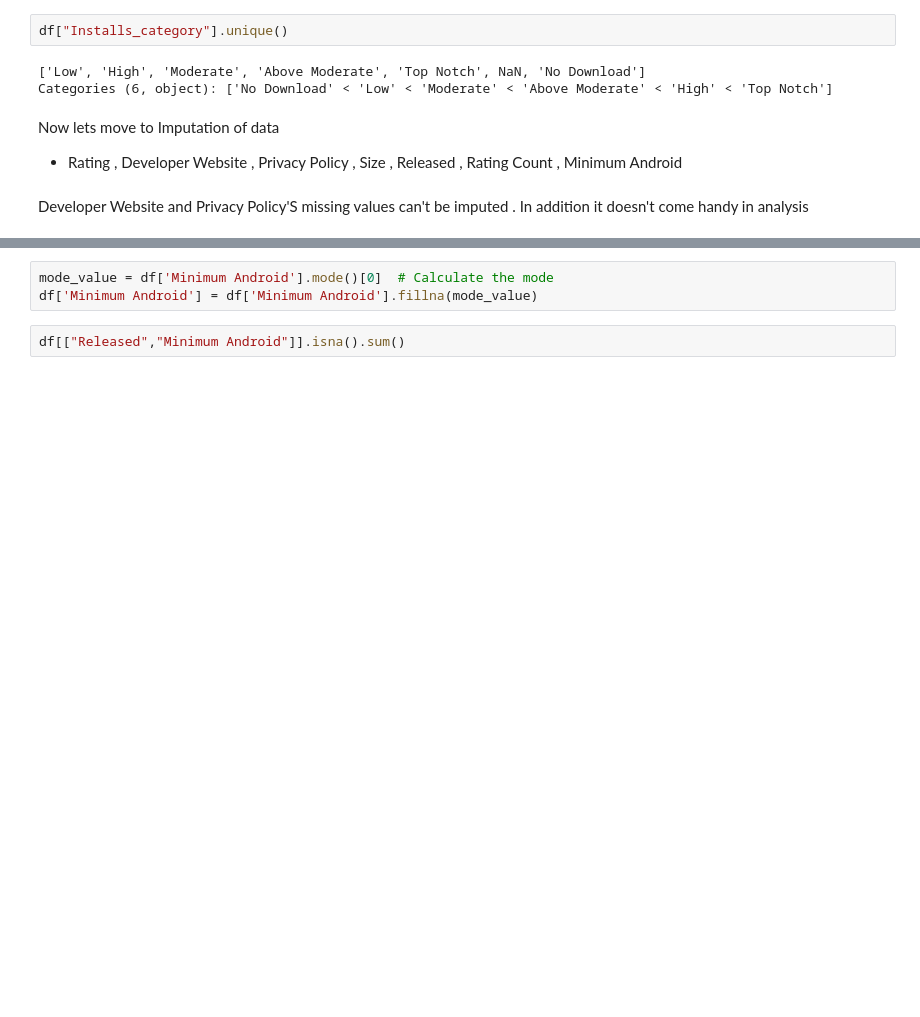
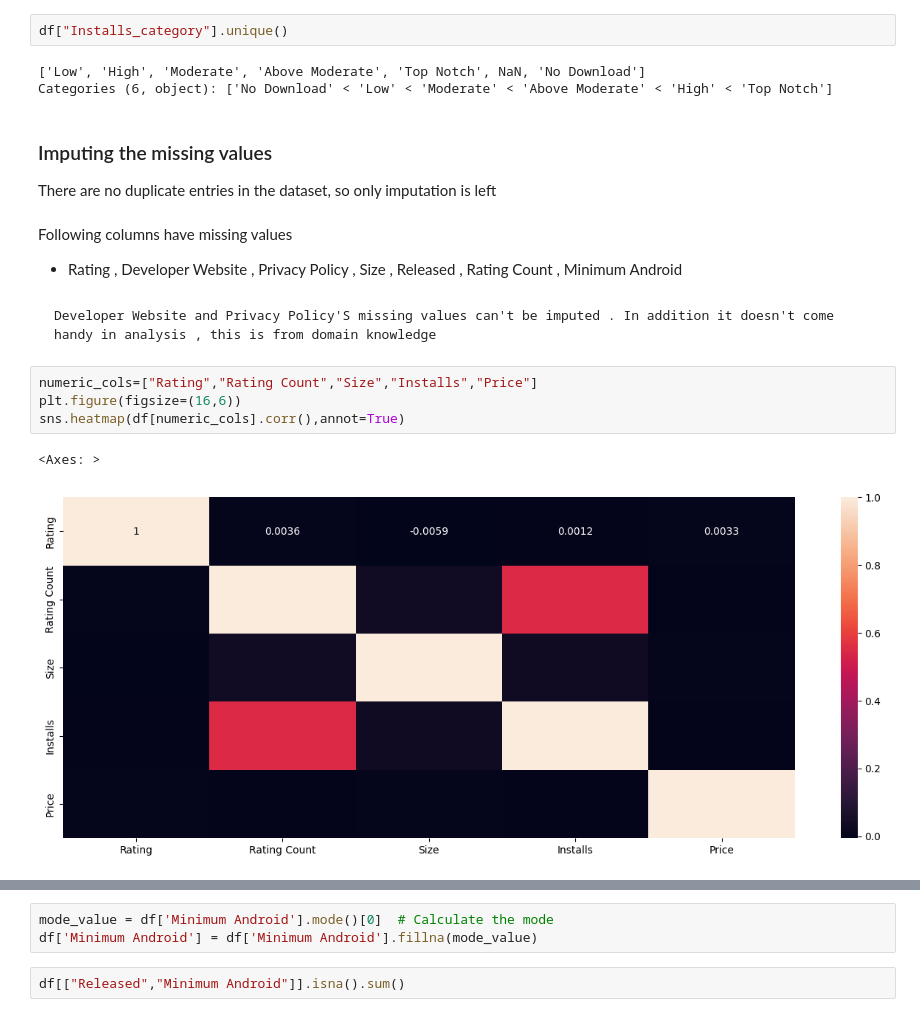
Before and after one commit to mozammilkarim/app_store_data_eda, a Jupyter notebook: app_store.ipynb, the cells around one changed output, grey strips where cells are left out. Saved outputs shown, nothing was run; the diff lists cells and outputs as text; blank space fills up the shorter version.

```diff
--- a/app_store.ipynb
+++ b/app_store.ipynb
@@ -336,8 +364,11 @@ df["Installs_category"].unique()
 # %% [output]
 ['Low', 'High', 'Moderate', 'Above Moderate', 'Top Notch', NaN, 'No Download']
 Categories (6, object): ['No Download' < 'Low' < 'Moderate' < 'Above Moderate' < 'High' < 'Top Notch']
+# %% [markdown]
+### Imputing the missing values
+There are no duplicate entries in the dataset, so only imputation is left
 # %% [markdown]
-Now lets move to Imputation of data
+Following columns have missing values
 * Rating               ,
 Developer Website     ,
 Privacy Policy        ,
@@ -346,7 +377,14 @@ Released               ,
 Rating Count           ,
 Minimum Android
 # %% [markdown]
-Developer Website and Privacy Policy'S missing values can't be imputed . In addition it doesn't come handy in analysis
+    Developer Website and Privacy Policy'S missing values can't be imputed . In addition it doesn't come handy in analysis , this is from domain knowledge
+# %%
+numeric_cols=["Rating","Rating Count","Size","Installs","Price"]
+plt.figure(figsize=(16,6))
+sns.heatmap(df[numeric_cols].corr(),annot=True)
+# %% [output]
+<Axes: >
+[figure, added]
 # %%
 df[["Privacy Policy","Developer Website","Released","Minimum Android"]].sample(3)
 # %% [output]
```
Also changed, not shown: parts of 63 cells of this notebook.
